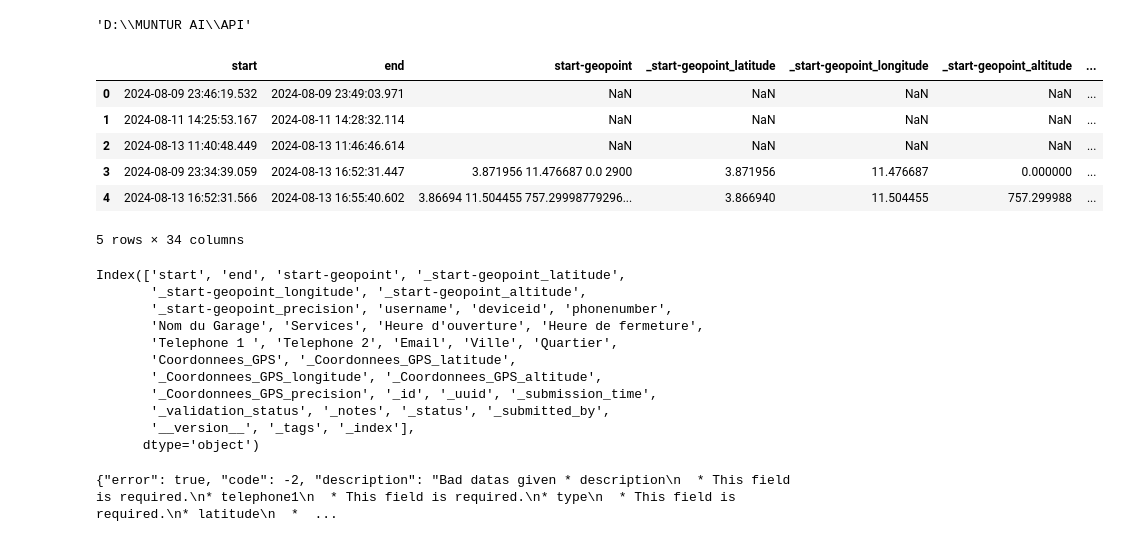
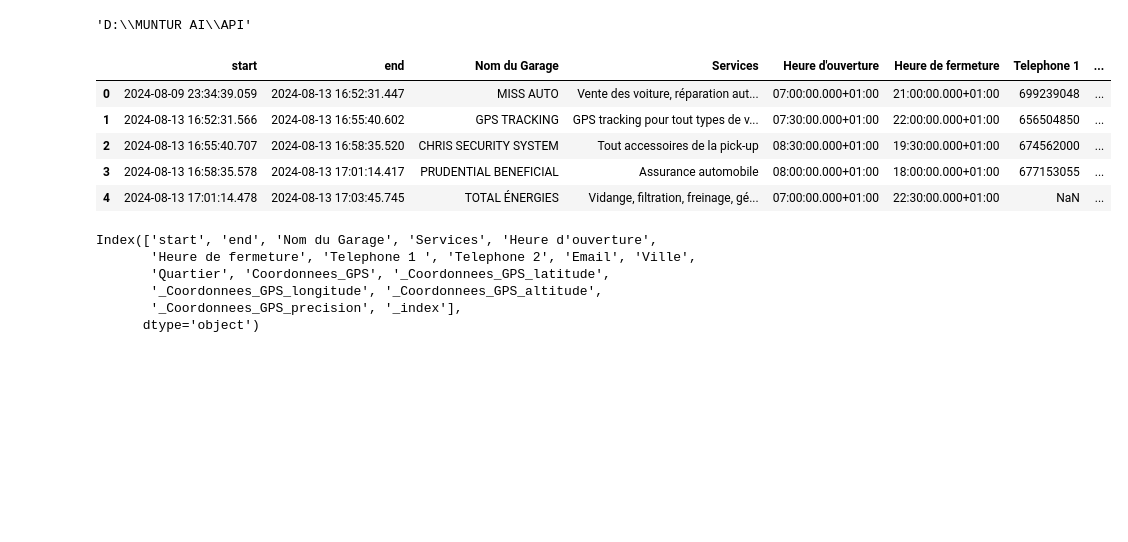
Before and after one commit to Rogg99/muntur_api, a Jupyter notebook: testUrls_notebook.ipynb, the cells around one changed output. Saved outputs shown, nothing was run; the diff lists cells and outputs as text; code cells hidden in the pictures; blank space fills up the shorter version.

Commit message:
MAJ adding garages

```diff
--- a/testUrls_notebook.ipynb
+++ b/testUrls_notebook.ipynb
@@ -483,27 +466,21 @@ os.getcwd()
 # %% [output]
 'D:\\MUNTUR AI\\API'
 # %%
-df = pd.read_excel("Collecte_des_Garages_-_all_versions_-_labels_-_2024-09-01-10-31-20.xlsx")
+df = pd.read_excel("donnees_yaounde_0908-3008-2024.xlsx")
 df.head()
 # %% [output]
-|  | start | end | start-geopoint | _start-geopoint_latitude | _start-geopoint_longitude | _start-geopoint_altitude | ... |
-| 0 | 2024-08-09 23:46:19.532 | 2024-08-09 23:49:03.971 | NaN | NaN | NaN | NaN | ... |
-| 1 | 2024-08-11 14:25:53.167 | 2024-08-11 14:28:32.114 | NaN | NaN | NaN | NaN | ... |
-| 2 | 2024-08-13 11:40:48.449 | 2024-08-13 11:46:46.614 | NaN | NaN | NaN | NaN | ... |
-| 3 | 2024-08-09 23:34:39.059 | 2024-08-13 16:52:31.447 | 3.871956 11.476687 0.0 2900 | 3.871956 | 11.476687 | 0.000000 | ... |
-| 4 | 2024-08-13 16:52:31.566 | 2024-08-13 16:55:40.602 | 3.86694 11.504455 757.29998779296... | 3.866940 | 11.504455 | 757.299988 | ... |
+|  | start | end | Nom du Garage | Services | Heure d'ouverture | Heure de fermeture | Telephone 1 | ... |
+| 0 | 2024-08-09 23:34:39.059 | 2024-08-13 16:52:31.447 | MISS AUTO | Vente des voiture, réparation aut... | 07:00:00.000+01:00 | 21:00:00.000+01:00 | 699239048 | ... |
+| 1 | 2024-08-13 16:52:31.566 | 2024-08-13 16:55:40.602 | GPS TRACKING | GPS tracking pour tout types de v... | 07:30:00.000+01:00 | 22:00:00.000+01:00 | 656504850 | ... |
+| 2 | 2024-08-13 16:55:40.707 | 2024-08-13 16:58:35.520 | CHRIS SECURITY SYSTEM | Tout accessoires de la pick-up | 08:30:00.000+01:00 | 19:30:00.000+01:00 | 674562000 | ... |
+| 3 | 2024-08-13 16:58:35.578 | 2024-08-13 17:01:14.417 | PRUDENTIAL BENEFICIAL | Assurance automobile | 08:00:00.000+01:00 | 18:00:00.000+01:00 | 677153055 | ... |
+| 4 | 2024-08-13 17:01:14.478 | 2024-08-13 17:03:45.745 | TOTAL ÉNERGIES | Vidange, filtration, freinage, gé... | 07:00:00.000+01:00 | 22:30:00.000+01:00 | NaN | ... |
-5 rows × 34 columns
 # %%
 df.keys()
 # %% [output]
-Index(['start', 'end', 'start-geopoint', '_start-geopoint_latitude',
-       '_start-geopoint_longitude', '_start-geopoint_altitude',
-       '_start-geopoint_precision', 'username', 'deviceid', 'phonenumber',
-       'Nom du Garage', 'Services', 'Heure d'ouverture', 'Heure de fermeture',
-       'Telephone 1 ', 'Telephone 2', 'Email', 'Ville', 'Quartier',
-       'Coordonnees_GPS', '_Coordonnees_GPS_latitude',
+Index(['start', 'end', 'Nom du Garage', 'Services', 'Heure d'ouverture',
+       'Heure de fermeture', 'Telephone 1 ', 'Telephone 2', 'Email', 'Ville',
+       'Quartier', 'Coordonnees_GPS', '_Coordonnees_GPS_latitude',
        '_Coordonnees_GPS_longitude', '_Coordonnees_GPS_altitude',
-       '_Coordonnees_GPS_precision', '_id', '_uuid', '_submission_time',
-       '_validation_status', '_notes', '_status', '_submitted_by',
-       '__version__', '_tags', '_index'],
+       '_Coordonnees_GPS_precision', '_index'],
       dtype='object')
@@ -521,18 +486,0 @@ Index(['start', 'end', 'start-geopoint', '_start-geopoint_latitude',
-# %%
-garage={
-    "nom": "nom test",
-    "description":"test",
-    "email":"test",
-    "photo":"test",
-    "telephone1":"test",
-    "type":"test",
-    "latitude":"test",
-    "longitude":"test",
-    "ville":"test",
-    "pays":"test",
-}
-
-reqdel = requests.post(auth_api+'/garage/add',headers=headers, data=garage )
-print(reqdel.text)
-# %% [output]
-{"error": true, "code": -2, "description": "Bad datas given * description\n  * This field is required.\n* telephone1\n  * This field is required.\n* type\n  * This field is required.\n* latitude\n  *  ...
```
Also changed, not shown: parts of 12 cells of this notebook, 10 other files.
